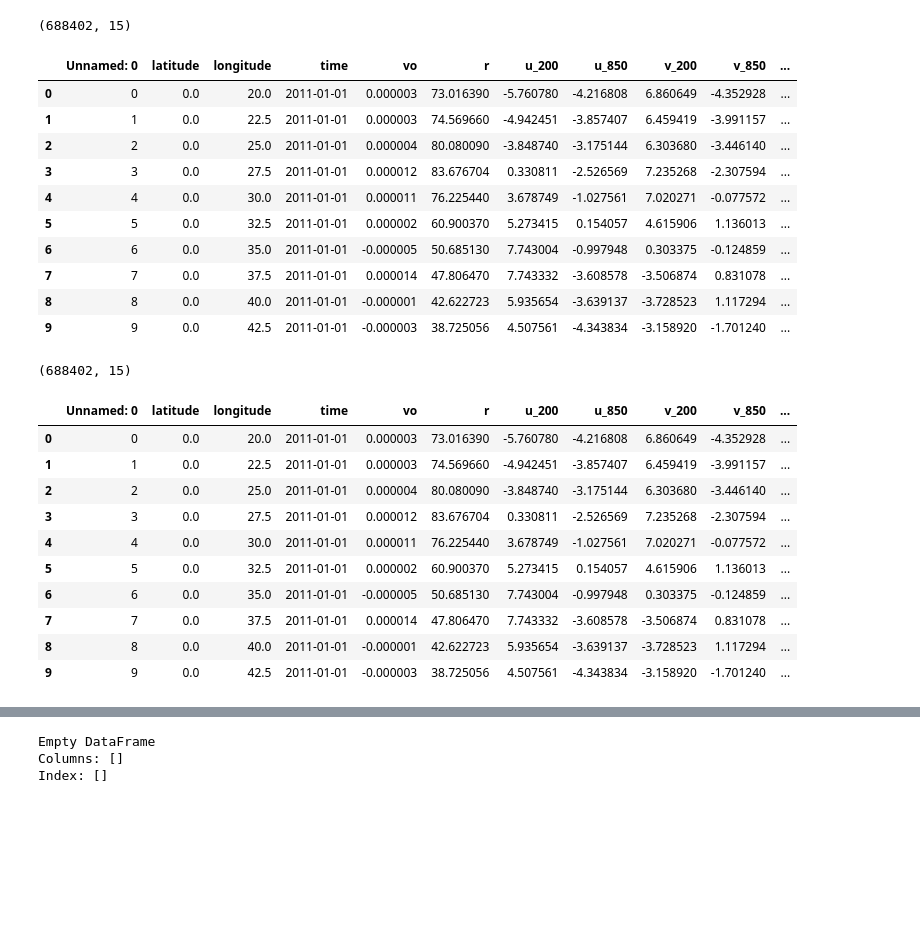
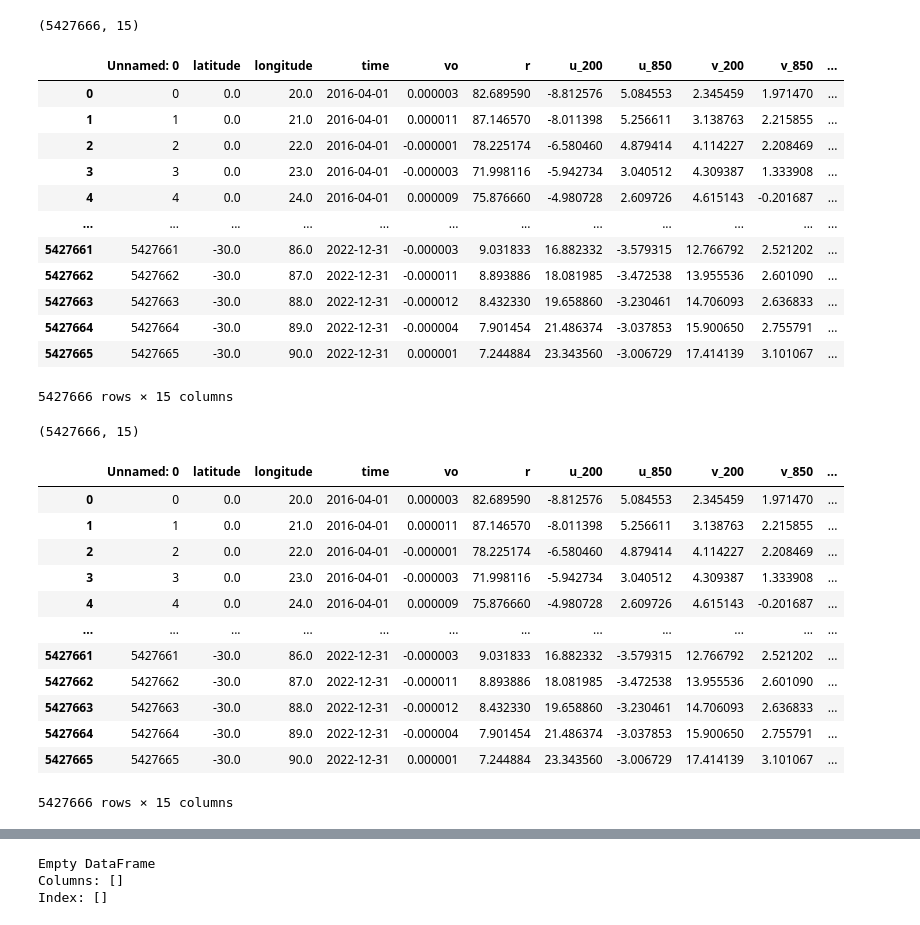
Before and after one commit to PaoloBonettiPolimi/TC, a Jupyter notebook: Riccardo/notebooks/compare_data.ipynb, the cells around one changed output, grey strips where cells are left out. Cells and saved outputs as stored; diff of their text form; code cells hidden in the pictures; blank space fills up the shorter version.

```diff
--- a/Riccardo/notebooks/compare_data.ipynb
+++ b/Riccardo/notebooks/compare_data.ipynb
@@ -6,3 +6,6 @@ other_data_path = "/Users/Utente/Desktop/tesi_TC/datiSindian/"
+# %%
+data_path1 = "/work/bk1318/b382633/csv_extracted_1/"
+data_path2 = "/work/bk1318/b382633/data_csv/predictors_v2_dailymean_1/"
 # %%
 target_test = "target_test_dailymeans_Sindian.csv"
 target_train = "target_train_dailymeans_Sindian.csv"
@@ -10,45 +13,49 @@ target_val = "target_val_dailymeans_Sindian.csv"
 feature_test = "test_dailymeans_Sindian.csv"
 feature_train = "train_dailymeans_Sindian.csv"
 feature_val = "val_dailymeans_Sindian.csv"
-current_file = feature_val
+current_file = feature_test
 # %%
-my_df = pd.read_csv(my_data_path + current_file)
+my_df = pd.read_csv(data_path1 + current_file)
 my_df.shape
 # %% [output]
-(688402, 15)
+(5427666, 15)
 # %%
-my_df.head(10)
+my_df
 # %% [output]
 |  | Unnamed: 0 | latitude | longitude | time | vo | r | u_200 | u_850 | v_200 | v_850 | ... |
-| 0 | 0 | 0.0 | 20.0 | 2011-01-01 | 0.000003 | 73.016390 | -5.760780 | -4.216808 | 6.860649 | -4.352928 | ... |
-| 1 | 1 | 0.0 | 22.5 | 2011-01-01 | 0.000003 | 74.569660 | -4.942451 | -3.857407 | 6.459419 | -3.991157 | ... |
-| 2 | 2 | 0.0 | 25.0 | 2011-01-01 | 0.000004 | 80.080090 | -3.848740 | -3.175144 | 6.303680 | -3.446140 | ... |
-| 3 | 3 | 0.0 | 27.5 | 2011-01-01 | 0.000012 | 83.676704 | 0.330811 | -2.526569 | 7.235268 | -2.307594 | ... |
-| 4 | 4 | 0.0 | 30.0 | 2011-01-01 | 0.000011 | 76.225440 | 3.678749 | -1.027561 | 7.020271 | -0.077572 | ... |
-| 5 | 5 | 0.0 | 32.5 | 2011-01-01 | 0.000002 | 60.900370 | 5.273415 | 0.154057 | 4.615906 | 1.136013 | ... |
-| 6 | 6 | 0.0 | 35.0 | 2011-01-01 | -0.000005 | 50.685130 | 7.743004 | -0.997948 | 0.303375 | -0.124859 | ... |
-| 7 | 7 | 0.0 | 37.5 | 2011-01-01 | 0.000014 | 47.806470 | 7.743332 | -3.608578 | -3.506874 | 0.831078 | ... |
-| 8 | 8 | 0.0 | 40.0 | 2011-01-01 | -0.000001 | 42.622723 | 5.935654 | -3.639137 | -3.728523 | 1.117294 | ... |
-| 9 | 9 | 0.0 | 42.5 | 2011-01-01 | -0.000003 | 38.725056 | 4.507561 | -4.343834 | -3.158920 | -1.701240 | ... |
+| 0 | 0 | 0.0 | 20.0 | 2016-04-01 | 0.000003 | 82.689590 | -8.812576 | 5.084553 | 2.345459 | 1.971470 | ... |
+| 1 | 1 | 0.0 | 21.0 | 2016-04-01 | 0.000011 | 87.146570 | -8.011398 | 5.256611 | 3.138763 | 2.215855 | ... |
+| 2 | 2 | 0.0 | 22.0 | 2016-04-01 | -0.000001 | 78.225174 | -6.580460 | 4.879414 | 4.114227 | 2.208469 | ... |
+| 3 | 3 | 0.0 | 23.0 | 2016-04-01 | -0.000003 | 71.998116 | -5.942734 | 3.040512 | 4.309387 | 1.333908 | ... |
+| 4 | 4 | 0.0 | 24.0 | 2016-04-01 | 0.000009 | 75.876660 | -4.980728 | 2.609726 | 4.615143 | -0.201687 | ... |
+| ... | ... | ... | ... | ... | ... | ... | ... | ... | ... | ... | ... |
+| 5427661 | 5427661 | -30.0 | 86.0 | 2022-12-31 | -0.000003 | 9.031833 | 16.882332 | -3.579315 | 12.766792 | 2.521202 | ... |
+| 5427662 | 5427662 | -30.0 | 87.0 | 2022-12-31 | -0.000011 | 8.893886 | 18.081985 | -3.472538 | 13.955536 | 2.601090 | ... |
+| 5427663 | 5427663 | -30.0 | 88.0 | 2022-12-31 | -0.000012 | 8.432330 | 19.658860 | -3.230461 | 14.706093 | 2.636833 | ... |
+| 5427664 | 5427664 | -30.0 | 89.0 | 2022-12-31 | -0.000004 | 7.901454 | 21.486374 | -3.037853 | 15.900650 | 2.755791 | ... |
+| 5427665 | 5427665 | -30.0 | 90.0 | 2022-12-31 | 0.000001 | 7.244884 | 23.343560 | -3.006729 | 17.414139 | 3.101067 | ... |
+5427666 rows × 15 columns
 # %%
-other_df = pd.read_csv(other_data_path + current_file)
+other_df = pd.read_csv(data_path2 + current_file)
 other_df.shape
 # %% [output]
-(688402, 15)
+(5427666, 15)
 # %%
-other_df.head(10)
+other_df
 # %% [output]
 |  | Unnamed: 0 | latitude | longitude | time | vo | r | u_200 | u_850 | v_200 | v_850 | ... |
-| 0 | 0 | 0.0 | 20.0 | 2011-01-01 | 0.000003 | 73.016390 | -5.760780 | -4.216808 | 6.860649 | -4.352928 | ... |
-| 1 | 1 | 0.0 | 22.5 | 2011-01-01 | 0.000003 | 74.569660 | -4.942451 | -3.857407 | 6.459419 | -3.991157 | ... |
-| 2 | 2 | 0.0 | 25.0 | 2011-01-01 | 0.000004 | 80.080090 | -3.848740 | -3.175144 | 6.303680 | -3.446140 | ... |
-| 3 | 3 | 0.0 | 27.5 | 2011-01-01 | 0.000012 | 83.676704 | 0.330811 | -2.526569 | 7.235268 | -2.307594 | ... |
-| 4 | 4 | 0.0 | 30.0 | 2011-01-01 | 0.000011 | 76.225440 | 3.678749 | -1.027561 | 7.020271 | -0.077572 | ... |
-| 5 | 5 | 0.0 | 32.5 | 2011-01-01 | 0.000002 | 60.900370 | 5.273415 | 0.154057 | 4.615906 | 1.136013 | ... |
-| 6 | 6 | 0.0 | 35.0 | 2011-01-01 | -0.000005 | 50.685130 | 7.743004 | -0.997948 | 0.303375 | -0.124859 | ... |
-| 7 | 7 | 0.0 | 37.5 | 2011-01-01 | 0.000014 | 47.806470 | 7.743332 | -3.608578 | -3.506874 | 0.831078 | ... |
-| 8 | 8 | 0.0 | 40.0 | 2011-01-01 | -0.000001 | 42.622723 | 5.935654 | -3.639137 | -3.728523 | 1.117294 | ... |
-| 9 | 9 | 0.0 | 42.5 | 2011-01-01 | -0.000003 | 38.725056 | 4.507561 | -4.343834 | -3.158920 | -1.701240 | ... |
+| 0 | 0 | 0.0 | 20.0 | 2016-04-01 | 0.000003 | 82.689590 | -8.812576 | 5.084553 | 2.345459 | 1.971470 | ... |
+| 1 | 1 | 0.0 | 21.0 | 2016-04-01 | 0.000011 | 87.146570 | -8.011398 | 5.256611 | 3.138763 | 2.215855 | ... |
+| 2 | 2 | 0.0 | 22.0 | 2016-04-01 | -0.000001 | 78.225174 | -6.580460 | 4.879414 | 4.114227 | 2.208469 | ... |
+| 3 | 3 | 0.0 | 23.0 | 2016-04-01 | -0.000003 | 71.998116 | -5.942734 | 3.040512 | 4.309387 | 1.333908 | ... |
+| 4 | 4 | 0.0 | 24.0 | 2016-04-01 | 0.000009 | 75.876660 | -4.980728 | 2.609726 | 4.615143 | -0.201687 | ... |
+| ... | ... | ... | ... | ... | ... | ... | ... | ... | ... | ... | ... |
+| 5427661 | 5427661 | -30.0 | 86.0 | 2022-12-31 | -0.000003 | 9.031833 | 16.882332 | -3.579315 | 12.766792 | 2.521202 | ... |
+| 5427662 | 5427662 | -30.0 | 87.0 | 2022-12-31 | -0.000011 | 8.893886 | 18.081985 | -3.472538 | 13.955536 | 2.601090 | ... |
+| 5427663 | 5427663 | -30.0 | 88.0 | 2022-12-31 | -0.000012 | 8.432330 | 19.658860 | -3.230461 | 14.706093 | 2.636833 | ... |
+| 5427664 | 5427664 | -30.0 | 89.0 | 2022-12-31 | -0.000004 | 7.901454 | 21.486374 | -3.037853 | 15.900650 | 2.755791 | ... |
+| 5427665 | 5427665 | -30.0 | 90.0 | 2022-12-31 | 0.000001 | 7.244884 | 23.343560 | -3.006729 | 17.414139 | 3.101067 | ... |
+5427666 rows × 15 columns
 # %%
 my_df.describe()
 # %% [output]
```
Also changed, not shown: parts of 3 cells of this notebook, 47 other files.
